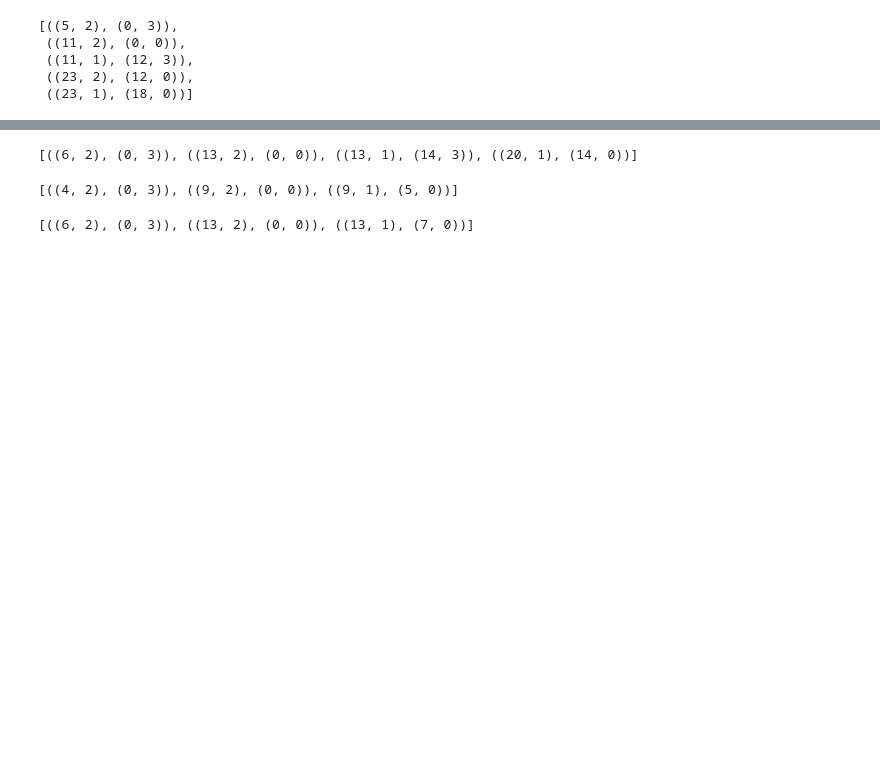
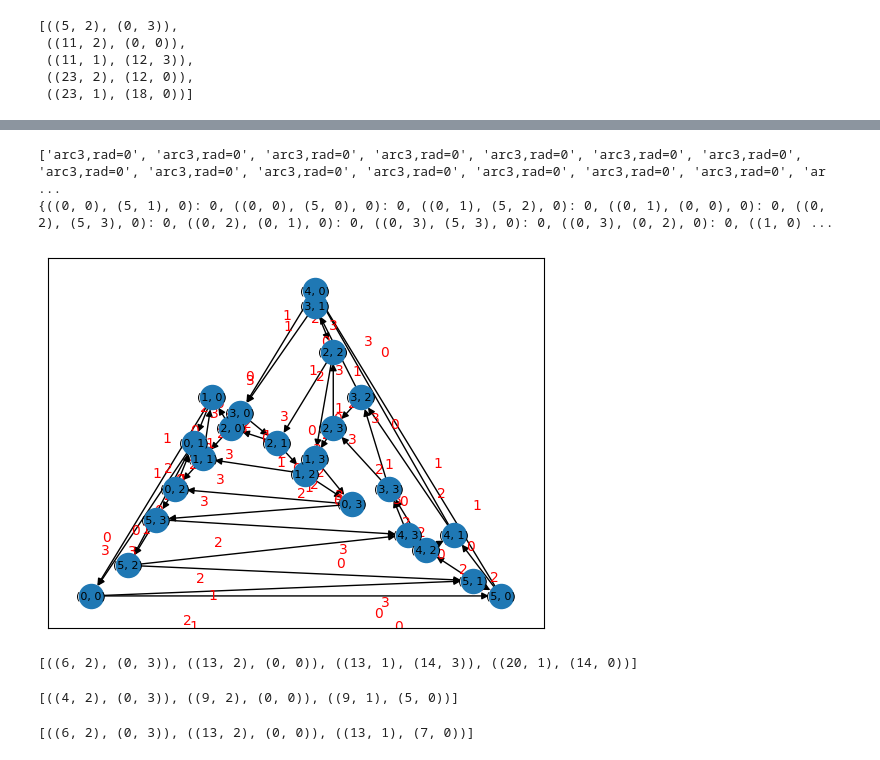
Before and after one commit to JulesGB/KnotGeography, a Jupyter notebook: braids_parallel.ipynb, the cells around one changed output, grey strips where cells are left out. Saved outputs shown, nothing was run; the diff lists cells and outputs as text; code cells hidden in the pictures; blank space fills up the shorter version.

```diff
--- a/braids_parallel.ipynb
+++ b/braids_parallel.ipynb
@@ -61,3 +86,9 @@ torus_braids(5,6)
+# %%
+draw_adjacency_graph(T56)
+# %% [output]
+['arc3,rad=0', 'arc3,rad=0', 'arc3,rad=0', 'arc3,rad=0', 'arc3,rad=0', 'arc3,rad=0', 'arc3,rad=0', 'arc3,rad=0', 'arc3,rad=0', 'arc3,rad=0', 'arc3,rad=0', 'arc3,rad=0', 'arc3,rad=0', 'arc3,rad=0', 'ar ...
+{((0, 0), (5, 1), 0): 0, ((0, 0), (5, 0), 0): 0, ((0, 1), (5, 2), 0): 0, ((0, 1), (0, 0), 0): 0, ((0, 2), (5, 3), 0): 0, ((0, 2), (0, 1), 0): 0, ((0, 3), (5, 3), 0): 0, ((0, 3), (0, 2), 0): 0, ((1, 0) ...
+[figure, added]
 # %%
 torus_braids(4,7)
 # %% [output]
```
Also changed, not shown: parts of 5 cells of this notebook, 3 other files.
